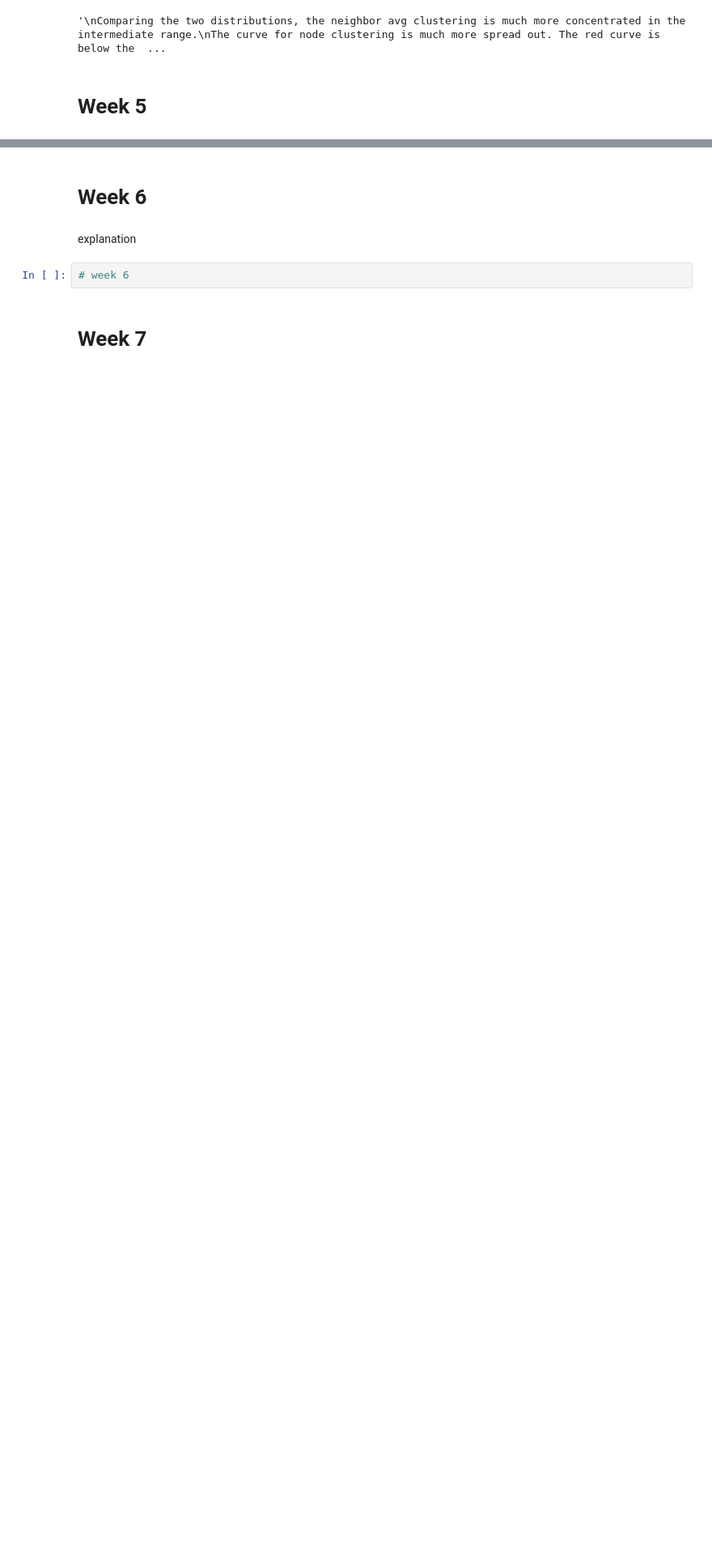
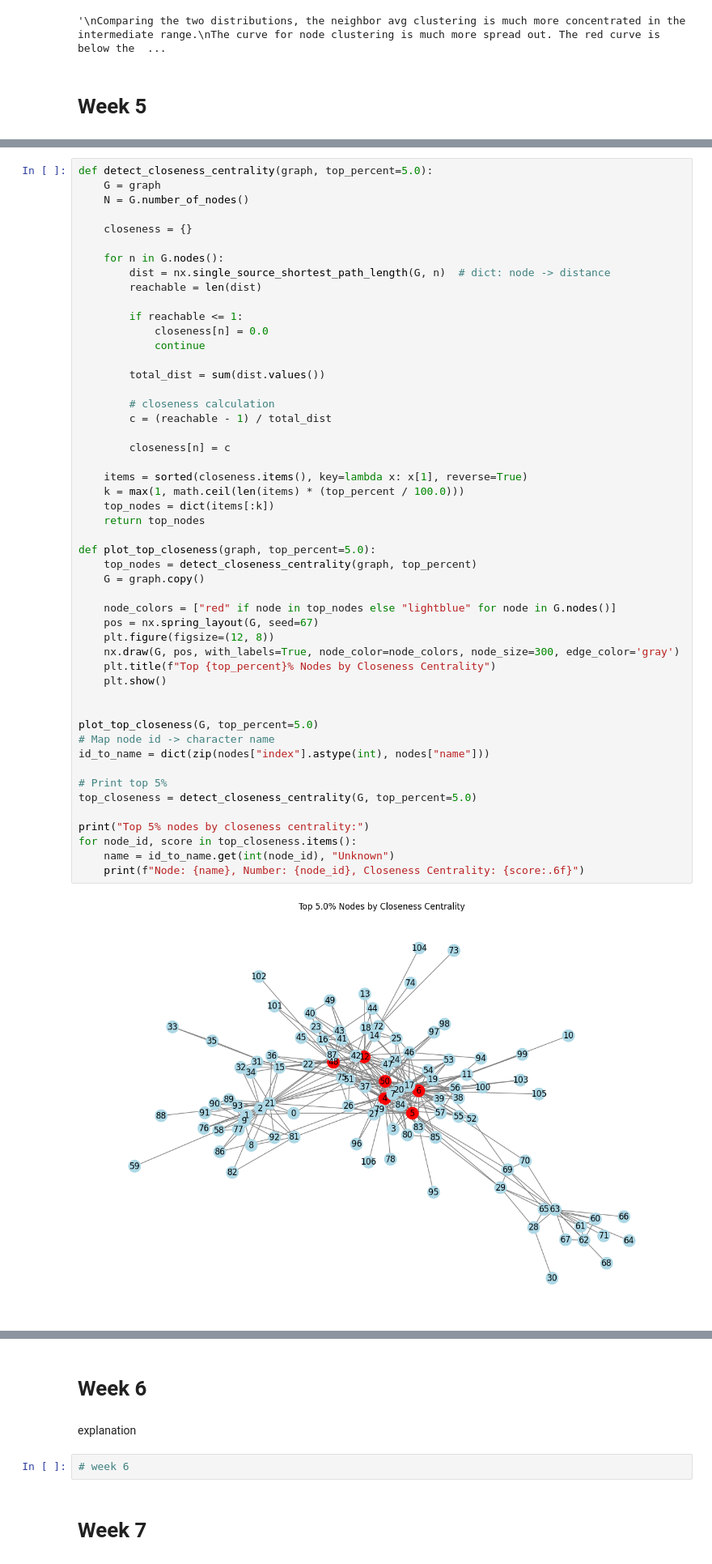
Before and after one commit to GiacomoMazz/Social_Network_Analysis_GOT, a Jupyter notebook: main.ipynb, the cells around one changed output, grey strips where cells are left out. Shown at 81% size. Drawn from its saved outputs; the diff is of its cells as text; blank space fills up the shorter version.

Commit message:
finished week 5 with explanation and new calculation for closeness centrality

```diff
--- a/main.ipynb
+++ b/main.ipynb
@@ -372,3 +369,55 @@ Node: Tyrion, Number: 6, Betweenness Centrality: 0.19791284320277416
 Node: Daenerys, Number: 63, Betweenness Centrality: 0.1572034521205509
 Node: Robb, Number: 48, Betweenness Centrality: 0.12696447138301634
 Node: Sansa, Number: 50, Betweenness Centrality: 0.126720316684981
+# %%
+def detect_closeness_centrality(graph, top_percent=5.0):
+    G = graph
+    N = G.number_of_nodes()
+
+    closeness = {}
+
+    for n in G.nodes():
+        dist = nx.single_source_shortest_path_length(G, n)  # dict: node -> distance
+        reachable = len(dist)
+
+        if reachable <= 1:
+            closeness[n] = 0.0
+            continue
+
+        total_dist = sum(dist.values())
+
+        # closeness calculation
+        c = (reachable - 1) / total_dist
+
+        closeness[n] = c
+
+    items = sorted(closeness.items(), key=lambda x: x[1], reverse=True)
+    k = max(1, math.ceil(len(items) * (top_percent / 100.0)))
+    top_nodes = dict(items[:k])
+    return top_nodes
+
+def plot_top_closeness(graph, top_percent=5.0):
+    top_nodes = detect_closeness_centrality(graph, top_percent)
+    G = graph.copy()
+
+    node_colors = ["red" if node in top_nodes else "lightblue" for node in G.nodes()]
+    pos = nx.spring_layout(G, seed=67)
+    plt.figure(figsize=(12, 8))
+    nx.draw(G, pos, with_labels=True, node_color=node_colors, node_size=300, edge_color='gray')
+    plt.title(f"Top {top_percent}% Nodes by Closeness Centrality")
+    plt.show()
+
+
+plot_top_closeness(G, top_percent=5.0)
+# Map node id -> character name
+id_to_name = dict(zip(nodes["index"].astype(int), nodes["name"]))
+
+# Print top 5%
+top_closeness = detect_closeness_centrality(G, top_percent=5.0)
+
+print("Top 5% nodes by closeness centrality:")
+for node_id, score in top_closeness.items():
+    name = id_to_name.get(int(node_id), "Unknown")
+    print(f"Node: {name}, Number: {node_id}, Closeness Centrality: {score:.6f}")
+# %% [output]
+[figure, added]
```
Also changed, not shown: parts of 4 cells of this notebook.
